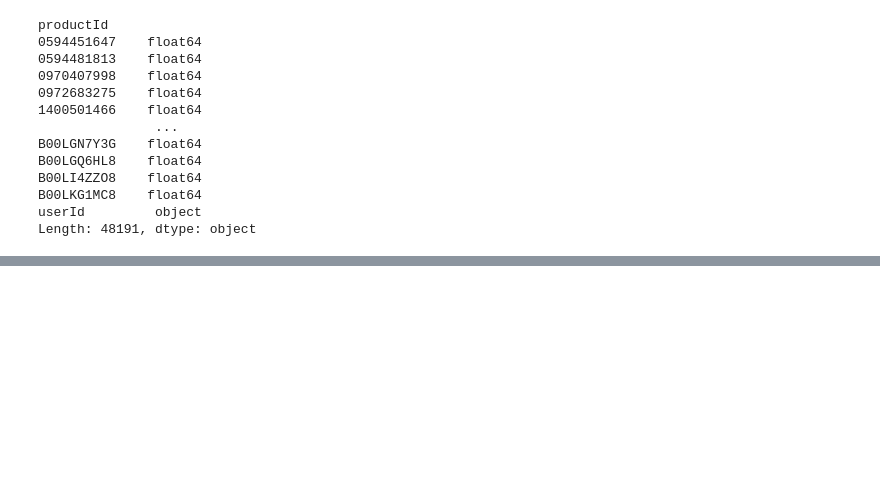
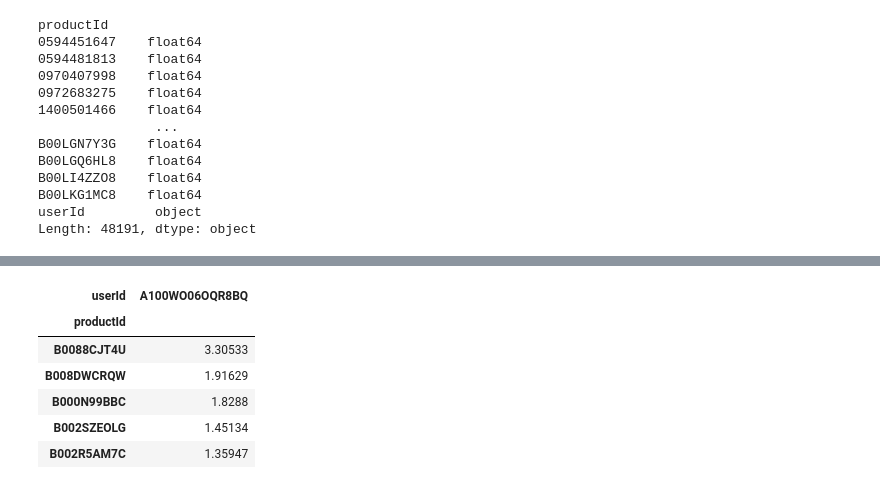
Before and after one commit to GreatLearningAIML1/pune-july19-batch-maheshwariumang, a Jupyter notebook: Residency 5/RecommSystems_R5_Project1.ipynb, the cells around one changed output, grey strips where cells are left out. Drawn from its saved outputs; the diff is of its cells as text; code cells hidden in the pictures; blank space fills up the shorter version.

```diff
--- a/Residency 5/RecommSystems_R5_Project1.ipynb
+++ b/Residency 5/RecommSystems_R5_Project1.ipynb
@@ -504,0 +583,11 @@ Length: 48191, dtype: object
+# %%
+pred_df = pred_df[:-1].sort_values('A100WO06OQR8BQ', ascending=False)
+pred_df.head(5)
+# %% [output]
+| userId | A100WO06OQR8BQ |
+| productId |  |
+| B0088CJT4U | 3.30533 |
+| B008DWCRQW | 1.91629 |
+| B000N99BBC | 1.8288 |
+| B002SZEOLG | 1.45134 |
+| B002R5AM7C | 1.35947 |
```
Also changed, not shown: parts of 28 cells of this notebook.
